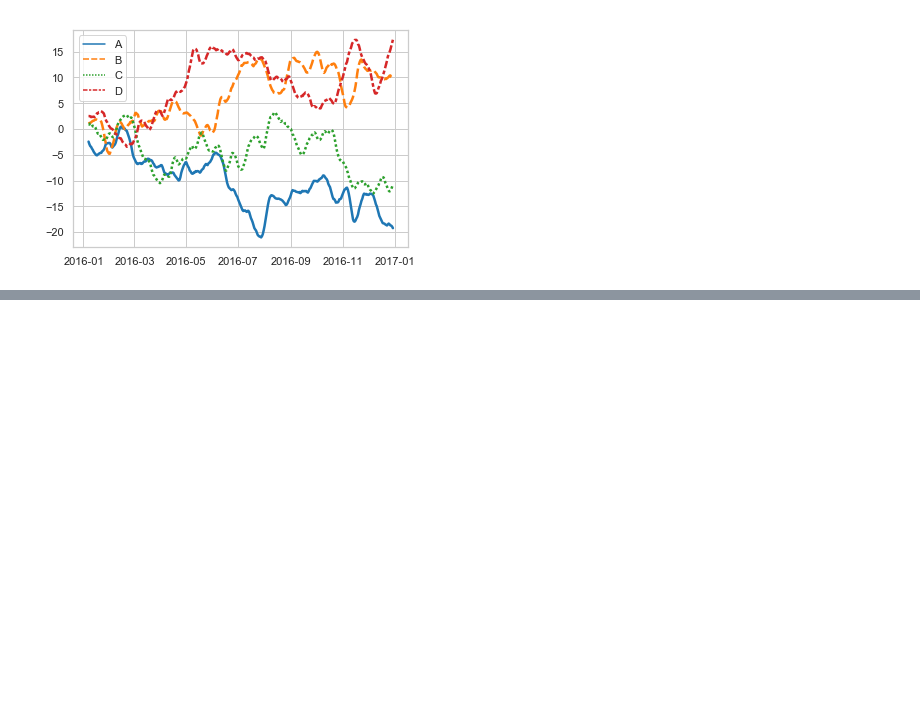
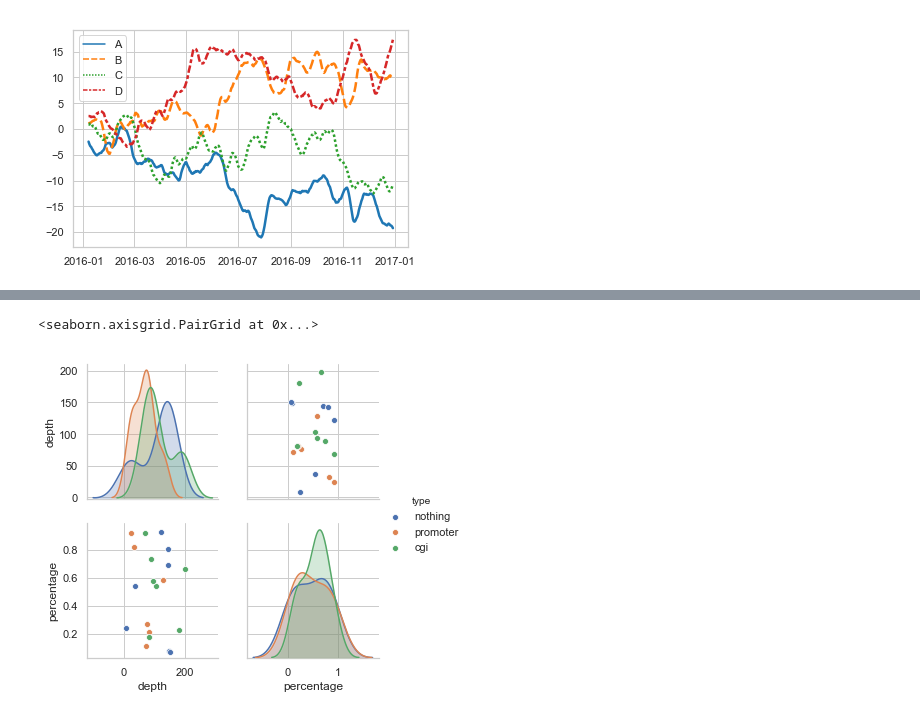
Before and after one commit to btrspg/python-lib-test, a Jupyter notebook: seaborn-test.ipynb, the cells around one changed output, grey strips where cells are left out. Saved outputs shown, nothing was run; the diff lists cells and outputs as text; code cells hidden in the pictures; blank space fills up the shorter version.

```diff
--- a/seaborn-test.ipynb
+++ b/seaborn-test.ipynb
@@ -145,0 +196,5 @@ DatetimeIndex(['2016-01-01', '2016-01-02', '2016-01-03', '2016-01-04',
+# %%
+sns.pairplot(pd_data, hue="type")
+# %% [output]
+<seaborn.axisgrid.PairGrid at 0x...>
+[figure, added]
```
Also changed, not shown: parts of 10 cells of this notebook.
